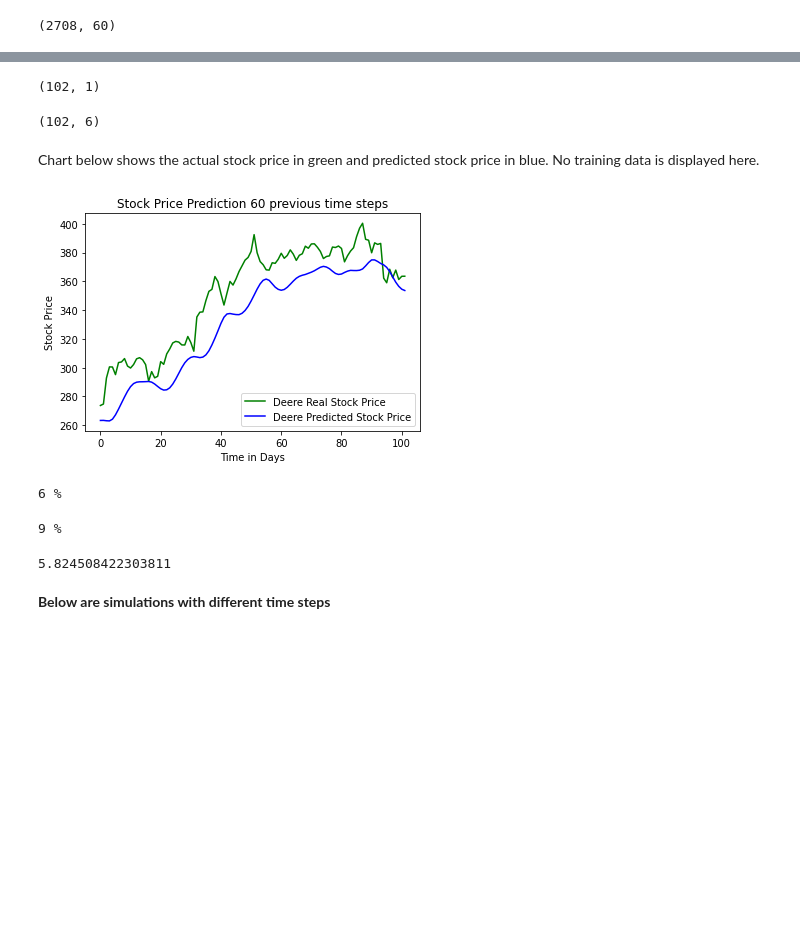
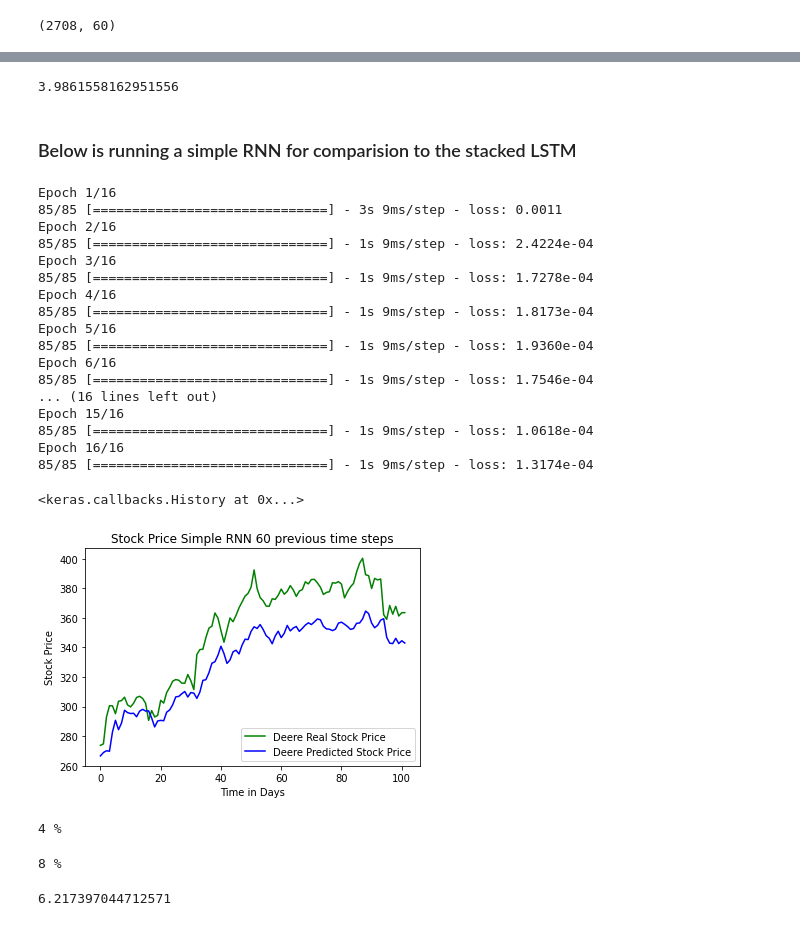
Before and after one commit to ap12798/Applied_Deep_Learning, a Jupyter notebook: Project_1.ipynb, the cells around one changed output, grey strips where cells are left out. Cells and saved outputs as stored; diff of their text form; code cells hidden in the pictures; blank space fills up the shorter version.

```diff
--- a/Project_1.ipynb
+++ b/Project_1.ipynb
@@ -140,17 +124,0 @@ loss = 'mean_squared_error'
-# %%
-model = Sequential()
-model.add(LSTM(units = neurons, return_sequences = True, input_shape = (X_train.shape[1], 1)))
-# model.add(LSTM(X_train.shape[2],input_shape = (X_train.shape[1],X_train.shape[2]),return_sequences = True,
-                   # activation = 'relu')) for multivariate
-model.add(Dropout(dropout))
-model.add(LSTM(units = neurons, return_sequences = True))
-model.add(Dropout(dropout))
-model.add(LSTM(units = neurons, return_sequences = True))
-model.add(Dropout(dropout))
-model.add(LSTM(units = neurons))
-model.add(Dropout(dropout))
-model.add(Dense(1))
-# %%
-model.compile(optimizer = optimizer, loss = loss)
-# %%
-model.fit(X_train, y_train, epochs = epochs, batch_size = batch_size)
@@ -194,0 +376,7 @@ X_test = np.reshape(X_test, (X_test.shape[0], X_test.shape[1], 1)) # 3D structur
+# %%
+c = [abs(i-j)/i*100 for i,j in zip(predicted_stock_price_stacked_LSTM_90, test_set)]
+(sum(c)/len(c))[0]
+# %% [output]
+3.9861558162951556
+# %% [markdown]
+### Below is running a simple RNN for comparision to the stacked LSTM
@@ -195,23 +389,34 @@ X_test = np.reshape(X_test, (X_test.shape[0], X_test.shape[1], 1)) # 3D structur
+# %%
+model_RNN.fit(X_train, y_train, epochs = epochs, batch_size = batch_size)
+# %% [output]
+Epoch 1/16
+85/85 [==============================] - 3s 9ms/step - loss: 0.0011
+Epoch 2/16
+85/85 [==============================] - 1s 9ms/step - loss: 2.4224e-04
+Epoch 3/16
+85/85 [==============================] - 1s 9ms/step - loss: 1.7278e-04
+Epoch 4/16
+85/85 [==============================] - 1s 9ms/step - loss: 1.8173e-04
+Epoch 5/16
+85/85 [==============================] - 1s 9ms/step - loss: 1.9360e-04
+Epoch 6/16
+85/85 [==============================] - 1s 9ms/step - loss: 1.7546e-04
+... (16 lines left out)
+Epoch 15/16
+85/85 [==============================] - 1s 9ms/step - loss: 1.0618e-04
+Epoch 16/16
+85/85 [==============================] - 1s 9ms/step - loss: 1.3174e-04
+<keras.callbacks.History at 0x...>
 # %%
 predicted_stock_price = model.predict(X_test)
 predicted_stock_price = sc.inverse_transform(predicted_stock_price) # going back from normalizing
-# %%
-predicted_stock_price.shape
-# %% [output]
-(102, 1)
-# %%
-data_test.shape
-# %% [output]
-(102, 6)
-# %% [markdown]
-Chart below shows the actual stock price in green and predicted stock price in blue. No training data is displayed here.
 # %%
 plt.plot(test_set, color = 'green', label = 'Deere Real Stock Price')
 plt.plot(predicted_stock_price, color = 'blue', label = 'Deere Predicted Stock Price')
-plt.title('Stock Price Prediction 60 previous time steps')
+plt.title('Stock Price Simple RNN 60 previous time steps')
 plt.xlabel('Time in Days')
 plt.ylabel('Stock Price')
 plt.legend()
 plt.show()
 # %% [output]
-[figure, old version]
+[figure, new version]
@@ -225,15 +423,13 @@ def percent_error(a, b) :
 # %%
 print(percent_error(predicted_stock_price[20],test_set[20]), "%")
 # %% [output]
-6 %
+4 %
 # %%
 print(percent_error(predicted_stock_price[50],test_set[50]), "%")
 # %% [output]
-9 %
+8 %
 # %%
 c = [abs(i-j)/i*100 for i,j in zip(predicted_stock_price,test_set)]
 (sum(c)/len(c))[0]
 # %% [output]
-5.824508422303811
+6.217397044712571
-# %% [markdown]
-**Below are simulations with different time steps**
```
Also changed, not shown: parts of 77 cells of this notebook.
